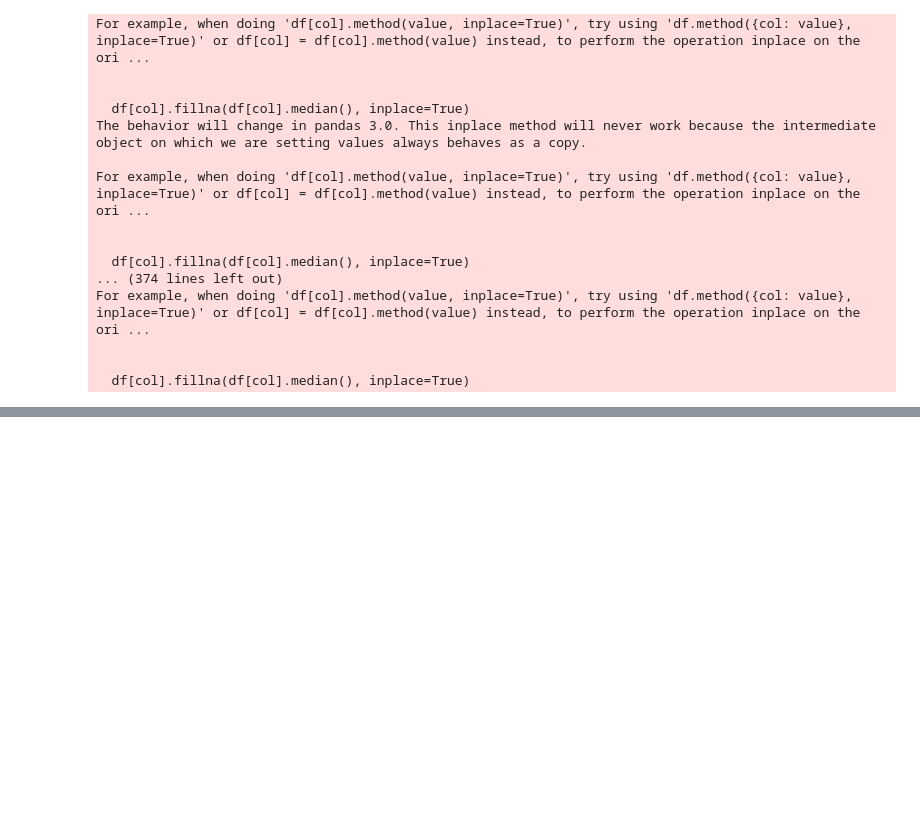
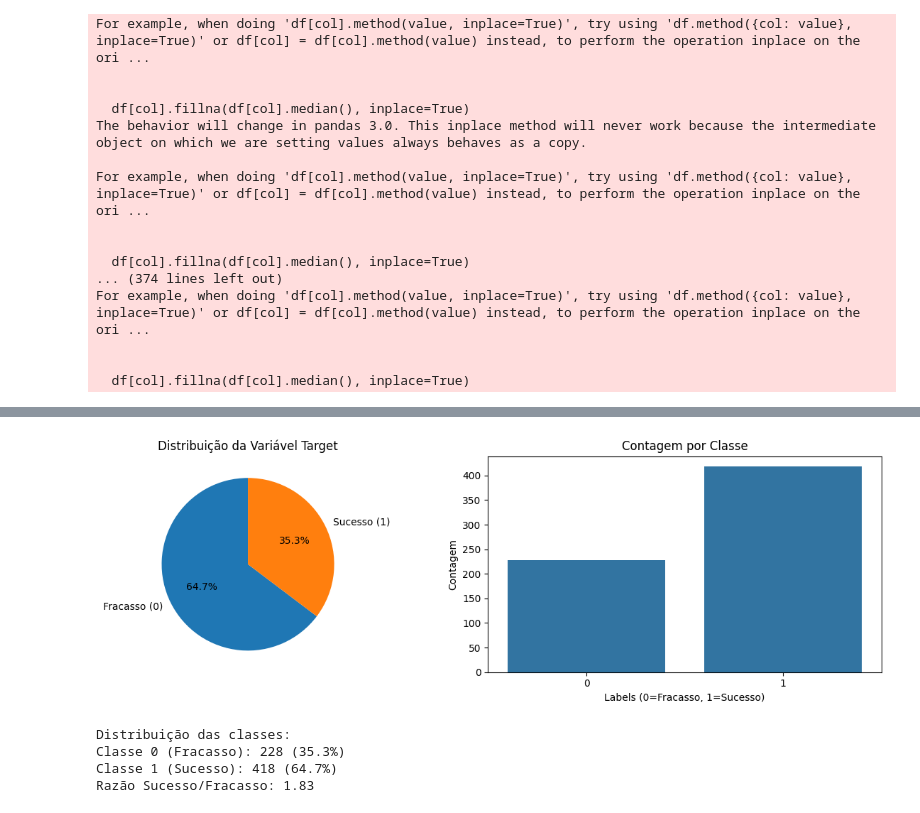
Before and after one commit to ChristianGandra21/kaggle_M3_predict, a Jupyter notebook: modelo2.ipynb, the cells around one changed output, grey strips where cells are left out. Cells and saved outputs as stored; diff of their text form; code cells hidden in the pictures; blank space fills up the shorter version.

```diff
--- a/modelo2.ipynb
+++ b/modelo2.ipynb
@@ -173,0 +233,29 @@ test_encoded = processar_colunas_categoricas(test)
+# %%
+# ANÁLISE DA VARIÁVEL TARGET
+plt.figure(figsize=(12, 4))
+
+# Distribuição da variável target
+plt.subplot(1, 2, 1)
+target_counts = train['labels'].value_counts()
+plt.pie(target_counts.values, labels=['Fracasso (0)', 'Sucesso (1)'], autopct='%1.1f%%', startangle=90)
+plt.title('Distribuição da Variável Target')
+
+plt.subplot(1, 2, 2)
+sns.countplot(data=train, x='labels')
+plt.title('Contagem por Classe')
+plt.xlabel('Labels (0=Fracasso, 1=Sucesso)')
+plt.ylabel('Contagem')
+
+plt.tight_layout()
+plt.show()
+
+print(f"Distribuição das classes:")
+print(f"Classe 0 (Fracasso): {target_counts[0]} ({target_counts[0]/len(train)*100:.1f}%)")
+print(f"Classe 1 (Sucesso): {target_counts[1]} ({target_counts[1]/len(train)*100:.1f}%)")
+print(f"Razão Sucesso/Fracasso: {target_counts[1]/target_counts[0]:.2f}")
+# %% [output]
+[figure, added]
+Distribuição das classes:
+Classe 0 (Fracasso): 228 (35.3%)
+Classe 1 (Sucesso): 418 (64.7%)
+Razão Sucesso/Fracasso: 1.83
```
Also changed, not shown: parts of 25 cells of this notebook, 1 other file.
